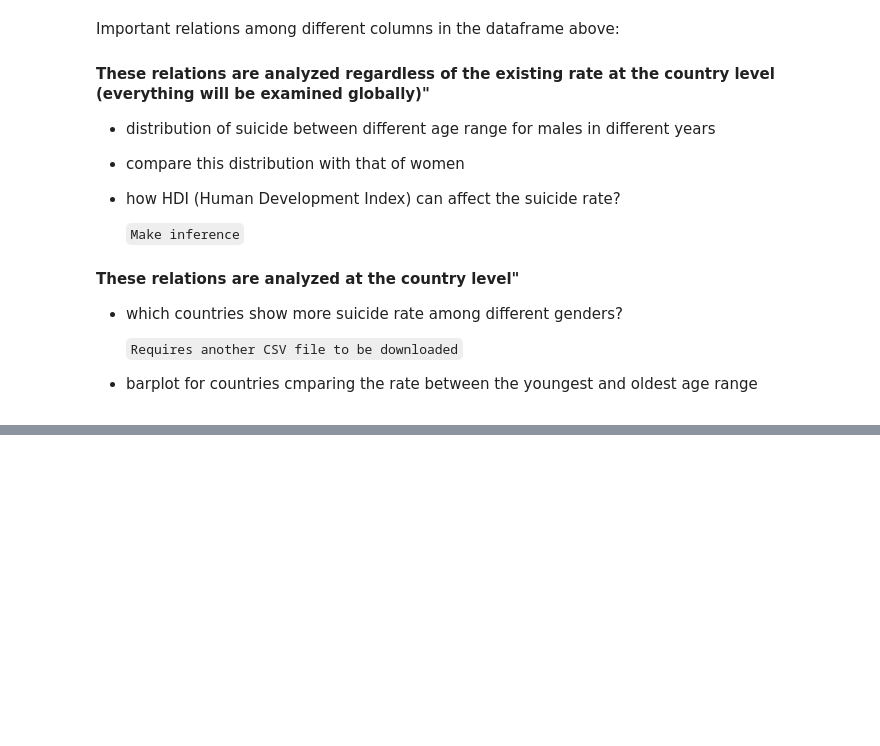
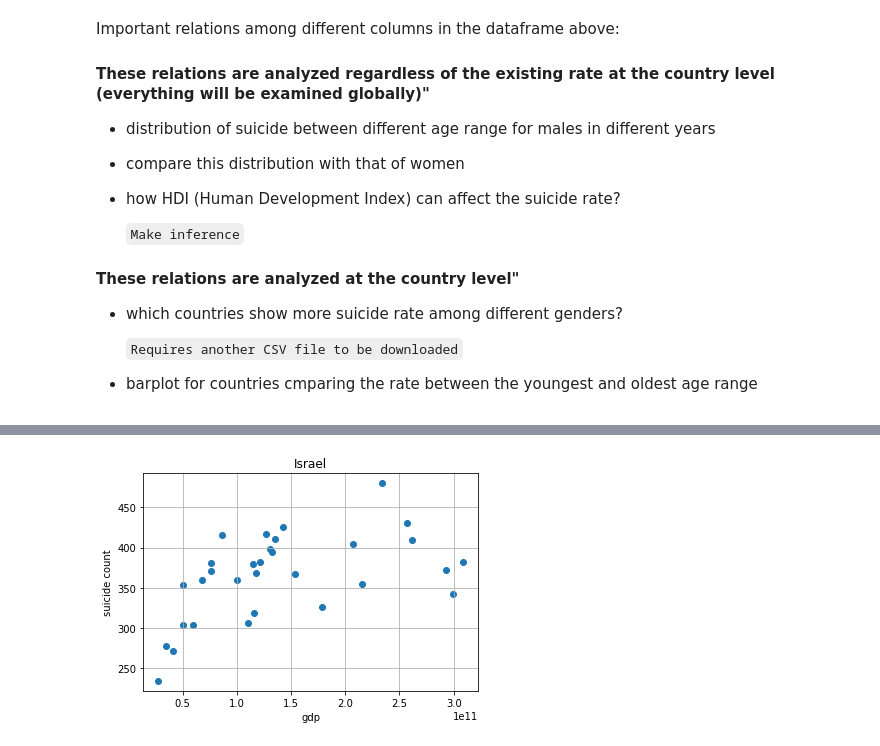
Before and after one commit to pkhorram/EDA-on-global-suicide-rate, a Jupyter notebook: Experiment.ipynb, the cells around one changed output, grey strips where cells are left out. Cells and saved outputs as stored; diff of their text form; code cells hidden in the pictures; blank space fills up the shorter version.

```diff
--- a/Experiment.ipynb
+++ b/Experiment.ipynb
@@ -77,0 +92,4 @@ Number of unique generation: 6
+# %%
+suicide_gdp(new, 'Israel')
+# %% [output]
+[figure, added]
```
Also changed, not shown: parts of 27 cells of this notebook.
